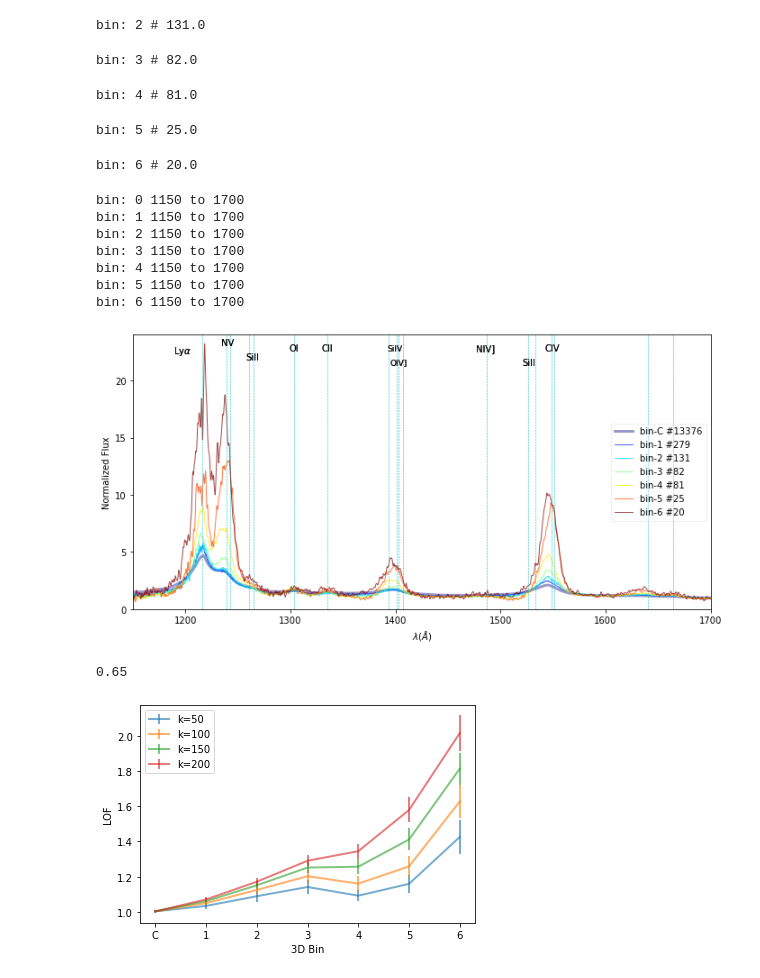
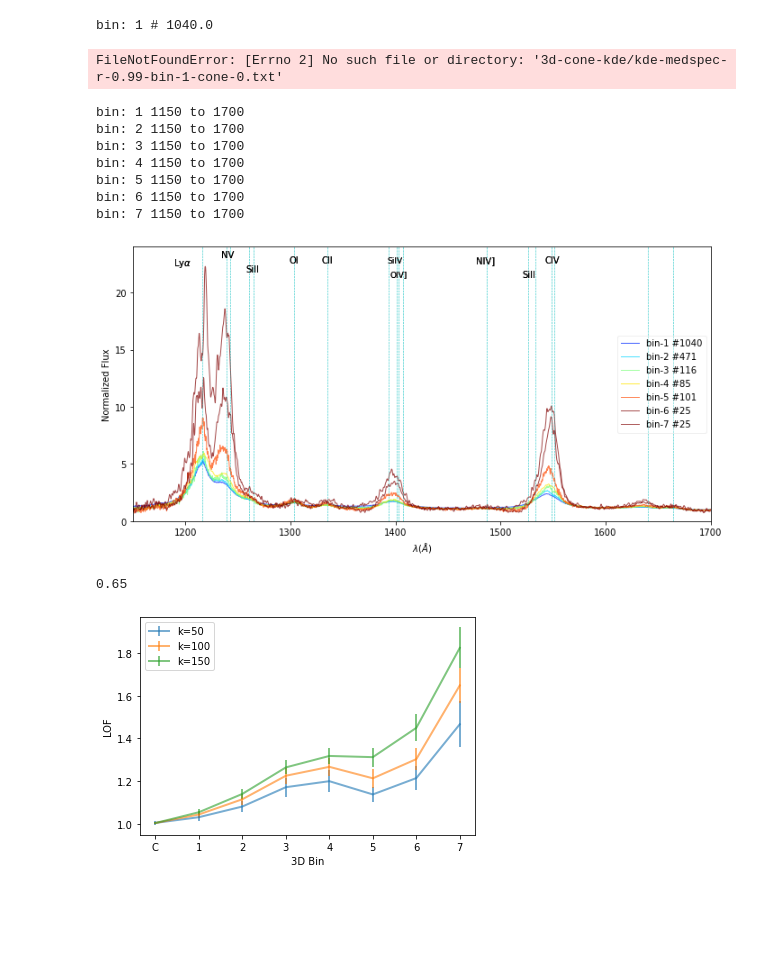
Before and after one commit to rezamonadi/ExtemelyRedQuasars, a Jupyter notebook: MedSpec/3d-analysis.ipynb, the cells around one changed output. Saved outputs shown, nothing was run; the diff lists cells and outputs as text; code cells hidden in the pictures; blank space fills up the shorter version.

```diff
--- a/MedSpec/3d-analysis.ipynb
+++ b/MedSpec/3d-analysis.ipynb
@@ -43,16 +44,16 @@ nqsos = len(z_dr12)
 # for enclosing_ratio in Enclosing_ratio:
 colors=['green', 'orange', 'magenta', 'navy', 'red']
 #########################Med-Spec####################################
-enclosing_ratio= 0.80
+enclosing_ratio= 0.99
 cone_direction=0
 # for coeff in [0.85, 0.9, 0.95, 1, 1.05, 1.10, 1.15]:
-labels = loadmat('../IsoSurf/labels-coeff-0.65.mat')
+labels = loadmat('../IsoSurf/labels-coeff-0.65-r-%.2f.mat'%enclosing_ratio)
 labels= np.array(labels["labels"])
 bin_label=labels[0]
 nBins = np.int32(max(bin_label))
 bin_pop = np.zeros([nBins])
 # %%
-for b in range(2, nBins):
+for b in range(1, nBins):
     bin_pop[b] = sum(bin_label==b+1)
 
 
@@ -81,11 +82,8 @@ for b in range(2, nBins):
         np.savetxt( '3d-cone-kde/kde-medspec-r-%.2f-bin-%d-cone-%d.txt'
         %(enclosing_ratio, b, cone_direction), med1)
 # %% [output]
-bin: 2 # 131.0
+bin: 1 # 1040.0
-bin: 3 # 82.0
+FileNotFoundError: [Errno 2] No such file or directory: '3d-cone-kde/kde-medspec-r-0.99-bin-1-cone-0.txt'
-bin: 4 # 81.0
-bin: 5 # 25.0
-bin: 6 # 20.0
 # %%
 # plotting
 from scipy import interpolate
@@ -104,7 +102,6 @@ from matplotlib import cm
 #  nqsos is the total number of quasars in the catalog.
 # zdr12 is the redshift from the DR12 catalog. You might use something else.
 # zp1 is z+1
-enclosing_ratio= 0.80
 cone_direction=0
 nqsos = len(z_dr12)
 
@@ -145,7 +142,7 @@ for ii in range(3,4):
 
 
 #         for b in range(len(bin_pop)-1,-1,-1):
-    for b in range(nBins):
+    for b in range(1,nBins):
 
         if(bin_pop[b]>5):
             print('bin:', b, lambda_min, 'to', lambda_max)
@@ -218,14 +215,14 @@ for ii in range(3,4):
     plt.cla()
     plt.close()
 # %% [output]
-bin: 0 1150 to 1700
 bin: 1 1150 to 1700
 bin: 2 1150 to 1700
 bin: 3 1150 to 1700
 bin: 4 1150 to 1700
 bin: 5 1150 to 1700
 bin: 6 1150 to 1700
+bin: 7 1150 to 1700
-[figure, old version]
+[figure, new version]
 # %%
 dir ='3d-cone+LOF/'
 from sklearn.neighbors import LocalOutlierFactor as LOF
@@ -233,7 +230,7 @@ nBin=8
 # for coeff in [0.8, 0.9, 1, 1.1, 1.2]:
 for coeff in [0.65]:
     print(coeff)
-    labels = loadmat('../IsoSurf/labels-coeff-%.2f.mat'%(coeff))
+    labels = loadmat('../IsoSurf/labels-coeff-%.2f-r-%.2f.mat'%(coeff, enclosing_ratio))
     labels= np.array(labels["labels"])
     bin_label=labels[0]
     nBins = np.int32(max(bin_label))
@@ -244,8 +241,12 @@ for coeff in [0.65]:
     clf= LOF(n_neighbors=150,  n_jobs=8)
     clf.fit_predict(data)
     LOFScores= -clf.negative_outlier_factor_
+#     for b in range(3,nBin):
+#         plt.hist(LOFScores[bin_label==b+1], density=True, alpha=0.5, label=b+1)
+#     plt.legend()
+#     plt.show()
 
-    for k in [50, 100, 150, 200]:
+    for k in [50, 100, 150]:
 
         clf= LOF(n_neighbors=k,  n_jobs=4)
         clf.fit_predict(data)
@@ -261,36 +262,36 @@ for coeff in [0.65]:
             LOFScores_boot[b,~rand_ind] = 0
 
         ErrLOF = np.zeros(len(data))
         MeanLOFBoot = np.zeros(len(data))
         for i in tqdm(range(len(data))):
 
             LOF_pool = LOFScores_boot[:,i]
             ErrLOF[i] = np.std(LOF_pool[LOF_pool>=1])
             # MeanLOFBoot[i] = np.mean(LOF_pool[LOF_pool<=-1])
 
         LOFScoresMed=[]
         ErrLOFScoresMed=[]
         MeanLOFBootMed=[]
 
         for b in range(nBin):
             mask = (bin_label==b+1)
 
             LOFScoresMed.append(np.mean(LOFScores[mask]))
             ErrLOFScoresMed.append(np.nanmean(ErrLOF[mask]))
 
 
-        plt.errorbar(['C', '1', '2', '3', '4', '5', '6','7'], LOFScoresMed[0:nBin], yerr=ErrLOFScoresMed[0:nBin], lw=2,
+        plt.errorbar(['C', '1', '2', '3', '4', '5', '6', '7'], LOFScoresMed[0:nBin], yerr=ErrLOFScoresMed[0:nBin], lw=2,
                      markersize=2, label='k=%d'%k, alpha=0.6)
 
     plt.legend()
     plt.xlabel('3D Bin')
     plt.ylabel('LOF')
 #     plt.title('K=%d'%k)
-    plt.savefig(dir+'LOF-%.2f.png'%coeff, dpi=200, format='png')
+    plt.savefig(dir+'LOF-%.2f-r-%.2f.png' %(coeff, enclosing_ratio), dpi=200, format='png')
     plt.show()
 # %% [output]
 0.65
-[figure, old version]
+[figure, new version]
 # %%
 dir ='3d-cone+LOF/'
 
```
Also changed, not shown: parts of 1 cell of this notebook, 42 other files.
